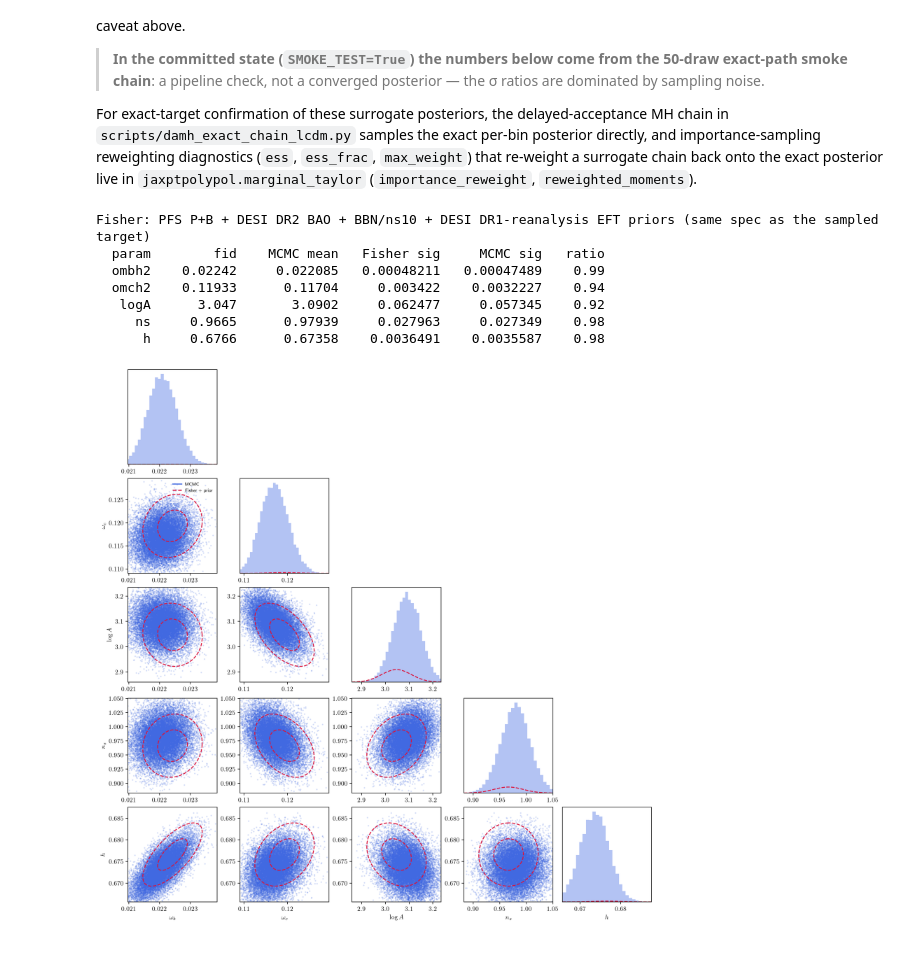
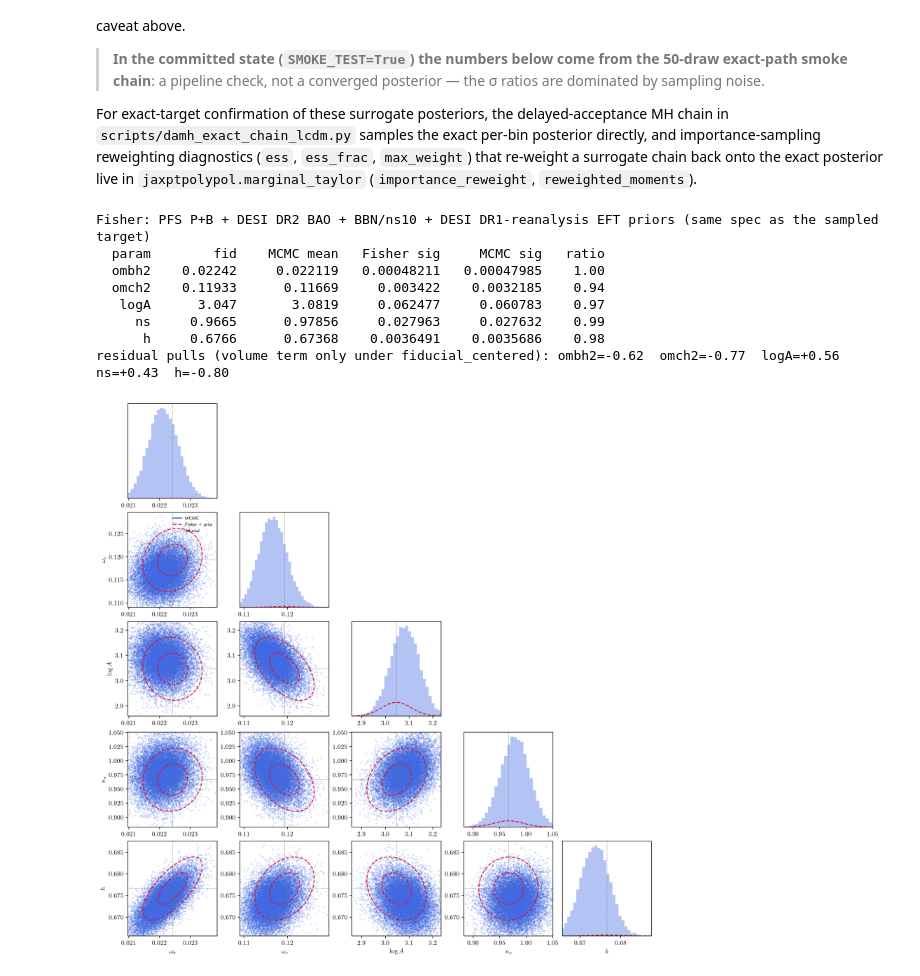
Before and after one commit to MinhMPA/jaxPTPolyPol, a Jupyter notebook: example/mcmc/mcmc_joint_PFS_BAO_BBN_ns_LCDM.ipynb, the cells around one changed output. Drawn from its saved outputs; the diff is of its cells as text; code cells hidden in the pictures.

Commit message:
feat(notebook): fiducial-centered marginalized priors (policy default) + fiducial corner markers — production rerun

```diff
--- a/example/mcmc/mcmc_joint_PFS_BAO_BBN_ns_LCDM.ipynb
+++ b/example/mcmc/mcmc_joint_PFS_BAO_BBN_ns_LCDM.ipynb
@@ -135,6 +135,12 @@ FIDUCIAL_SHARED = np.array([FIDUCIAL[k] for k in SHARED_KEYS])
 COSMO_PRIORS = {'ombh2': 0.00055, 'ns': 0.042}  # BBN + ns10 (arXiv:2411.12022)
 MODEL_TITLE = r'$\Lambda$CDM'
 
+# ── Marginalized-nuisance prior MEANS variant (CONTEXT.md POLICY 2026-08-04) ──
+# Forecast default fiducial-centers the theta_lin marginalized-prior means; the
+# DESI widths, correlated c0/c2/c4 cov-structure, theta_NL A_AP*A_amp rescaling,
+# and the b1 sampling measure are IDENTICAL in both variants -- only means differ.
+PRIOR_VARIANT = "fiducial_centered"   # "fiducial_centered" (policy default) | "desi_paper" (Table-I means variant)
+
 # ── MCMC run mode ──
 SMOKE_TEST = False   # tiny chain to validate the pipeline end-to-end; set False for production
 # PRODUCTION sampling runs gradient-based NUTS on the prior-independent Taylor
@@ -407,6 +424,11 @@ bin_lin_idx = [split.lin_idx[sl] for sl in bin_lin_slices(split, n_zbins)]
 bao_cov_inv = inv(jnp.asarray(bao_dr2.cov))
 
 # --- DESI DR1-reanalysis priors (arXiv:2511.20757 Table I) --------------------
+# The marginalized-block prior MEANS follow PRIOR_VARIANT (config cell): under
+# "fiducial_centered" (CONTEXT.md POLICY 2026-08-04) prior_mean_fn returns the
+# constant fiducial theta_lin (zero gradient); under "desi_paper" it returns the
+# Table-I mapped/coevolution means. WIDTHS, the correlated c0/c2/c4 cov block,
+# and the theta_NL A_AP*A_amp rescaling (prior_sigma_fn) are unchanged either way.
 # One spec drives both parameter blocks (CONTEXT.md Stream-B decision 3):
 #  - marginalized block: mu_p(theta_NL), Sigma_p(theta_NL) with the runtime
 #    A_AP*A_amp rescaling, the bGamma3 coevolution mean, the per-bin
@@ -426,10 +448,13 @@ sigma8_bins_fn, a_ap_bins_fn, sigma8_ref_bins = make_lcdm_rescaling_fns(
     cosmo_sizes=(1,) * N_SHARED, z_bins=z_bins,
     fid_cosmo_native=fid_nl[:N_SHARED], mnu_fixed=MNU_FIXED,
     fixed_cosmo_extras=FIXED_BARYON)
+_fid_lin = packed_params[jnp.array(split.lin_idx)]
 prior_mean_fn, prior_sigma_fn, log_prior_nl_desi = make_desi_prior_fns(
     desi_spec, split=split, knl_bins=knl_bins,
     sigma8_bins_fn=sigma8_bins_fn, a_ap_bins_fn=a_ap_bins_fn,
-    sigma8_ref_bins=sigma8_ref_bins)
+    sigma8_ref_bins=sigma8_ref_bins,
+    marginal_means=("fiducial" if PRIOR_VARIANT == "fiducial_centered" else "spec"),
+    fiducial_lin_means=(_fid_lin if PRIOR_VARIANT == "fiducial_centered" else None))
 
 # --- Sampled-block cosmology priors (BBN ombh2 + ns10, unchanged) -------------
 # Bias priors (b2/bG2) now come from the spec via log_prior_nl_desi above, so
@@ -714,38 +743,50 @@ print(f"{'param':>7s} {'fid':>10s} {'MCMC mean':>12s} {'Fisher sig':>12s} {'MCMC
 for i, key in enumerate(SHARED_KEYS):
     print(f"{key:>7s} {FIDUCIAL_SHARED[i]:10.5g} {mcmc_mean[i]:12.5g} "
           f"{fisher_sig[i]:12.5g} {mcmc_sigma[i]:12.5g} {mcmc_sigma[i]/fisher_sig[i]:7.2f}")
+
+# Residual mean pull relative to Fisher sigma: (MCMC mean - fiducial) / Fisher sig.
+# Under fiducial_centered the prior-mean gradient is removed, so this pull is the
+# residual VOLUME term (logdet + width-volume + marginal curvature) only.
+pulls = (mcmc_mean - FIDUCIAL_SHARED) / fisher_sig
+print("residual pulls (volume term only under fiducial_centered): "
+      + "  ".join(f"{key}={pulls[i]:+.2f}" for i, key in enumerate(SHARED_KEYS)))
 # %% [output]
 Fisher: PFS P+B + DESI DR2 BAO + BBN/ns10 + DESI DR1-reanalysis EFT priors (same spec as the sampled target)
   param        fid    MCMC mean   Fisher sig     MCMC sig   ratio
-  ombh2    0.02242     0.022085   0.00048211   0.00047489    0.99
-  omch2    0.11933      0.11704     0.003422    0.0032227    0.94
-   logA      3.047       3.0902     0.062477     0.057345    0.92
-     ns     0.9665      0.97939     0.027963     0.027349    0.98
-      h     0.6766      0.67358    0.0036491    0.0035587    0.98
+  ombh2    0.02242     0.022119   0.00048211   0.00047985    1.00
+  omch2    0.11933      0.11669     0.003422    0.0032185    0.94
+   logA      3.047       3.0819     0.062477     0.060783    0.97
+     ns     0.9665      0.97856     0.027963     0.027632    0.99
+      h     0.6766      0.67368    0.0036491    0.0035686    0.98
+residual pulls (volume term only under fiducial_centered): ombh2=-0.62  omch2=-0.77  logA=+0.56  ns=+0.43  h=-0.80
 # %%
 # Cosmology corner: MCMC samples (blue) vs Fisher+prior ellipses (red dashed), both at the
 # fiducial. The Fisher ellipses use the DESI-spec comparison Fisher (the target's own priors).
 plt.rcParams.update({"font.size": 10})
 fig = plt.figure(figsize=(N_SHARED * 2.4, N_SHARED * 2.4), constrained_layout=True)
 handles = [mlines.Line2D([], [], color='royalblue', lw=1.6, label='MCMC'),
-           mlines.Line2D([], [], color='crimson', ls='--', lw=1.6, label='Fisher + prior')]
+           mlines.Line2D([], [], color='crimson', ls='--', lw=1.6, label='Fisher + prior'),
+           mlines.Line2D([], [], color='0.4', lw=0.7, ls=':', label='fiducial')]
 for i in range(N_SHARED):
     for j in range(N_SHARED):
         ax = plt.subplot(N_SHARED, N_SHARED, i * N_SHARED + j + 1)
         if j < i:
             ax.scatter(cosmo_flat[:, j], cosmo_flat[:, i], s=2, alpha=0.15,
                        color='royalblue', rasterized=True)
             plot_contours(F_pfs_bao_prior_cosmo, FIDUCIAL_SHARED, np.array([j, i]),
                           ax=ax, fill=False, color='crimson', ls='--', lw=1.4)
+            ax.axvline(FIDUCIAL_SHARED[j], color='0.4', lw=0.7, ls=':')
+            ax.axhline(FIDUCIAL_SHARED[i], color='0.4', lw=0.7, ls=':')
             if i == 1 and j == 0:
                 ax.legend(handles=handles, fontsize=7, frameon=False, loc='best')
         elif j == i:
             ax.hist(cosmo_flat[:, i], bins=40, density=True, color='royalblue', alpha=0.4)
             plot_Gaussian(F_pfs_bao_prior_cosmo, FIDUCIAL_SHARED, i, ax=ax, color='crimson', ls='--', lw=1.4)
+            ax.axvline(FIDUCIAL_SHARED[i], color='0.4', lw=0.7, ls=':')
             ax.set_yticks([])
         else:
             ax.axis('off')
         if i == N_SHARED - 1: ax.set_xlabel(SHARED_LABELS[j])
         if j == 0 and i > 0: ax.set_ylabel(SHARED_LABELS[i])
 # %% [output]
-[figure, old version]
+[figure, new version]
```
Also changed, not shown: parts of 7 cells of this notebook.
